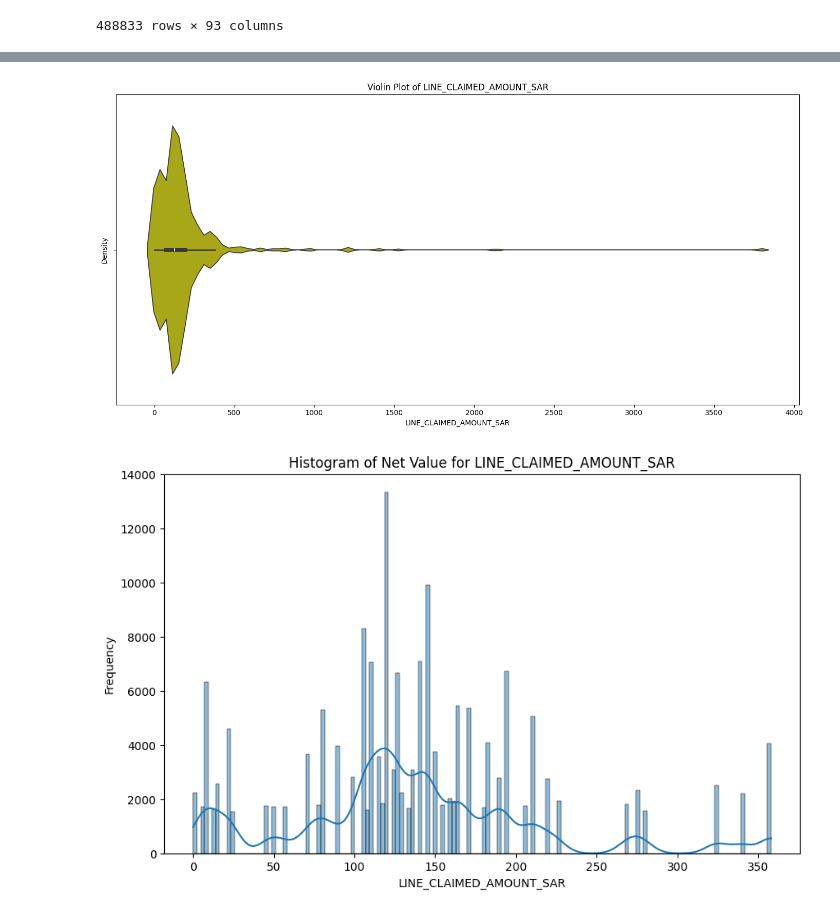
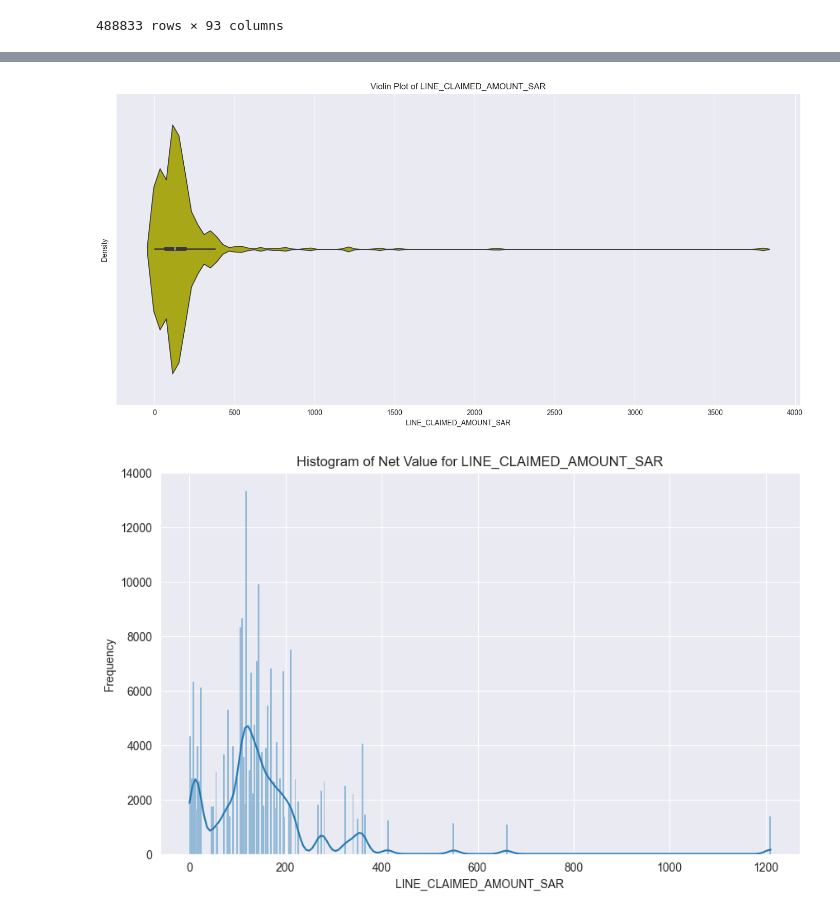
Before and after one commit to Andalusia-Data-Science-Team/Claims_Rejection, a Jupyter notebook: data_basic_analysis.ipynb, the cells around one changed output, grey strips where cells are left out. Cells and saved outputs as stored; diff of their text form; code cells hidden in the pictures.

```diff
--- a/data_basic_analysis.ipynb
+++ b/data_basic_analysis.ipynb
@@ -103,3 +6,5 @@ def plot_violin_distribution(df, column_name,threshold):
+# %%
+analyzer = DataUnivariateVisualization(df)
 # %%
 df
 # %% [output]
@@ -138,9 +54,7 @@ plot_histogram(df,'NET_WITH_VAT',threshold=1000)
 # %%
 col = 'LINE_CLAIMED_AMOUNT_SAR'
-plot_violin_distribution(df,col,threshold=500)
+analyzer.plot_violin_distribution(col,threshold=500)
+analyzer.plot_histogram(col,threshold=1000)
 # %% [output]
-[figure, old version]
+[figure, new version]
+[figure, added]
-# %%
-plot_histogram(df,col,threshold=1500)
-# %% [output]
-[figure, removed]
```
Also changed, not shown: parts of 29 cells of this notebook, 2 other files.
